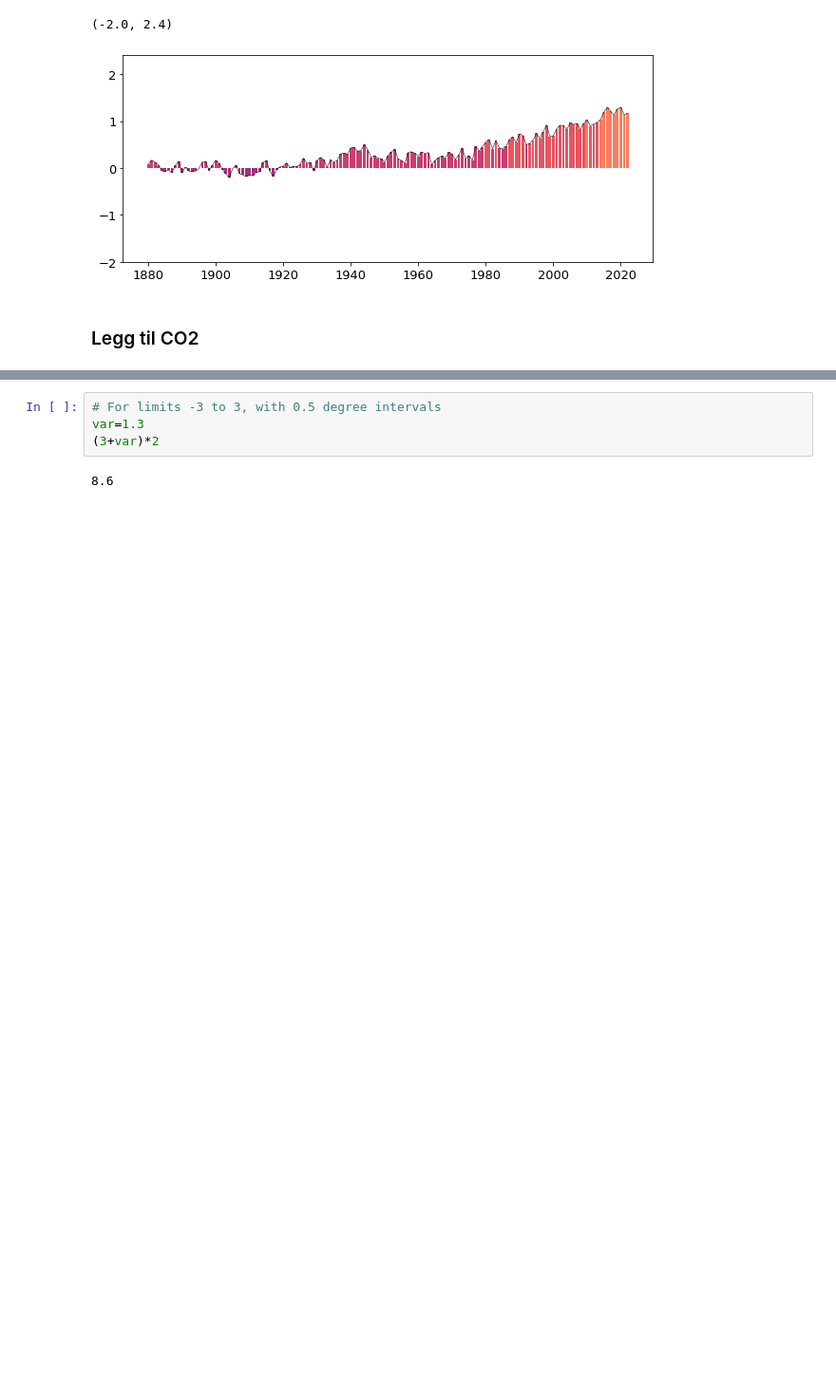
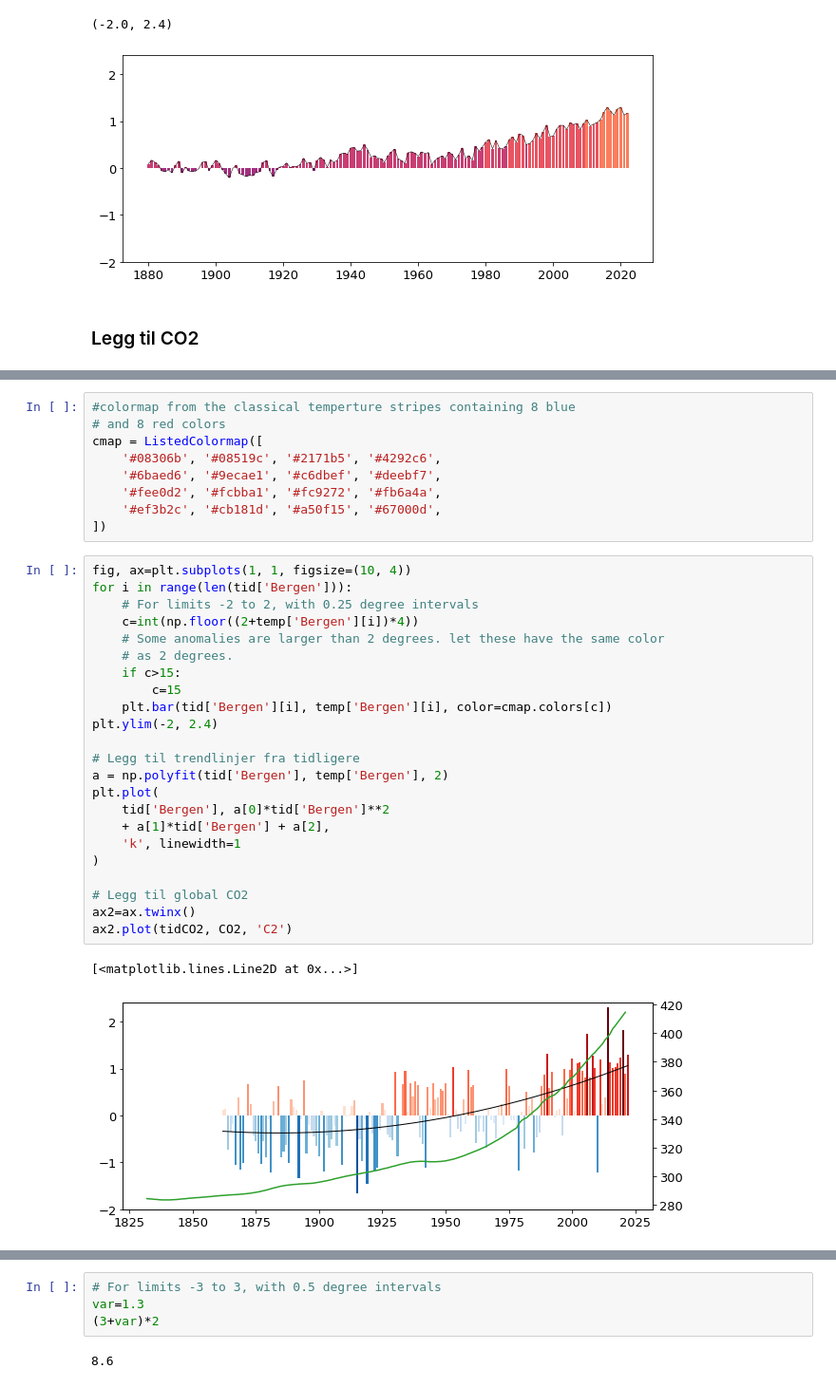
Before and after one commit to irendundas/EkteData, a Jupyter notebook: Workinprogress/Osteroy_vgs.ipynb, the cells around one changed output, grey strips where cells are left out. Shown at 95% size. Drawn from its saved outputs; the diff is of its cells as text; blank space fills up the shorter version.

```diff
--- a/Workinprogress/Osteroy_vgs.ipynb
+++ b/Workinprogress/Osteroy_vgs.ipynb
@@ -307,0 +347,35 @@ plt.ylim(-2, 2.4)
+# %%
+#colormap from the classical temperture stripes containing 8 blue
+# and 8 red colors
+cmap = ListedColormap([
+    '#08306b', '#08519c', '#2171b5', '#4292c6',
+    '#6baed6', '#9ecae1', '#c6dbef', '#deebf7',
+    '#fee0d2', '#fcbba1', '#fc9272', '#fb6a4a',
+    '#ef3b2c', '#cb181d', '#a50f15', '#67000d',
+])
+# %%
+fig, ax=plt.subplots(1, 1, figsize=(10, 4))
+for i in range(len(tid['Bergen'])):
+    # For limits -2 to 2, with 0.25 degree intervals
+    c=int(np.floor((2+temp['Bergen'][i])*4))
+    # Some anomalies are larger than 2 degrees. let these have the same color
+    # as 2 degrees.
+    if c>15:
+        c=15
+    plt.bar(tid['Bergen'][i], temp['Bergen'][i], color=cmap.colors[c])
+plt.ylim(-2, 2.4)
+
+# Legg til trendlinjer fra tidligere
+a = np.polyfit(tid['Bergen'], temp['Bergen'], 2)
+plt.plot(
+    tid['Bergen'], a[0]*tid['Bergen']**2
+    + a[1]*tid['Bergen'] + a[2],
+    'k', linewidth=1
+)
+
+# Legg til global CO2
+ax2=ax.twinx()
+ax2.plot(tidCO2, CO2, 'C2')
+# %% [output]
+[<matplotlib.lines.Line2D at 0x...>]
+[figure, added]
```
Also changed, not shown: parts of 8 cells of this notebook.
